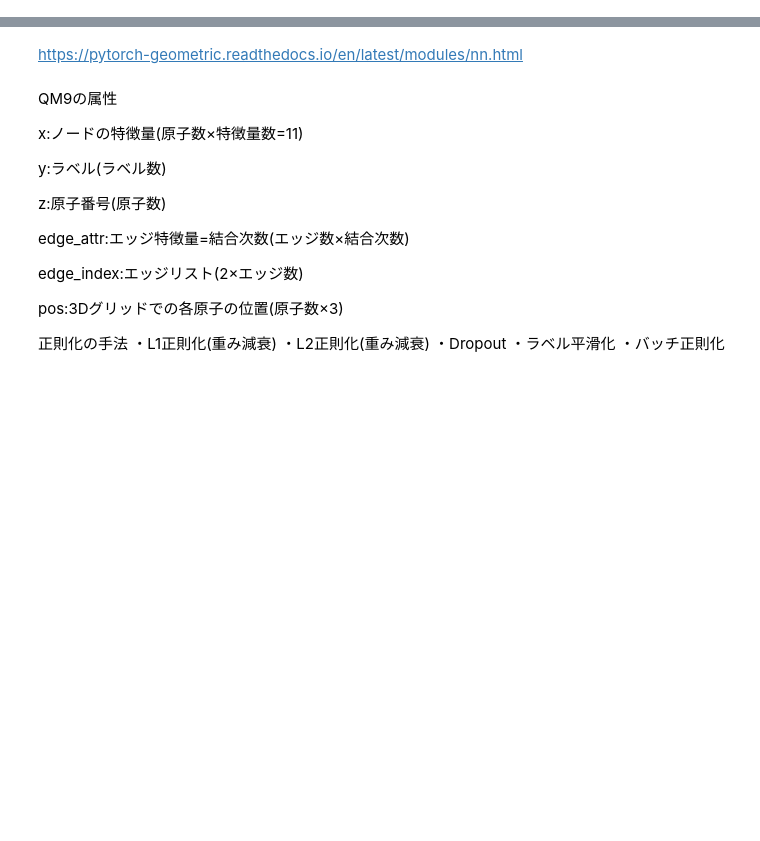
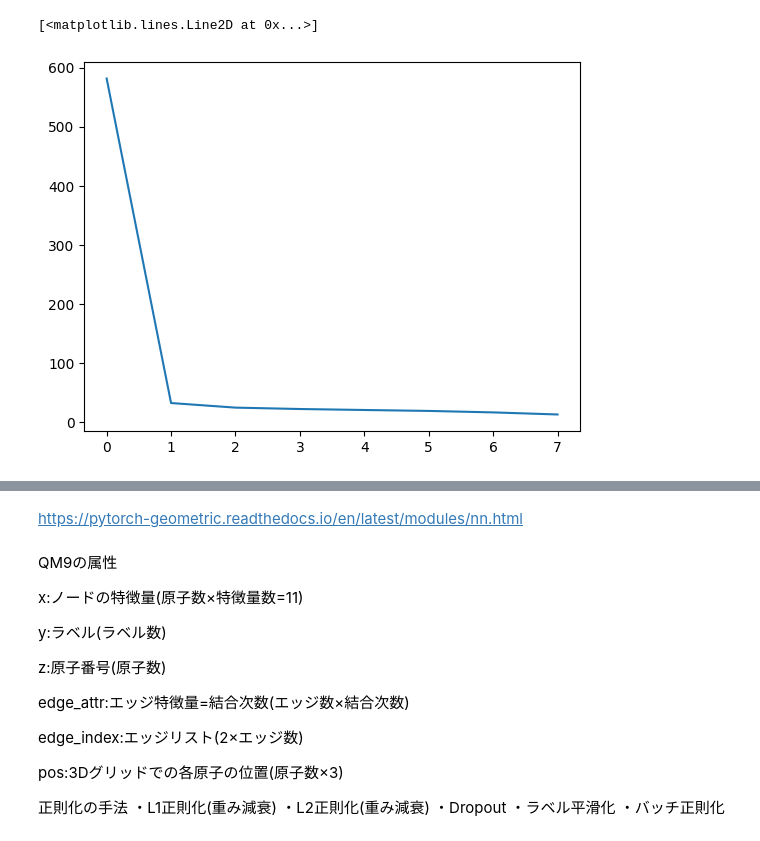
Before and after one commit to Kazuri1111/Pytorch, a Jupyter notebook: GCN/PyG.ipynb, the cells around one changed output, grey strips where cells are left out. Cells and saved outputs as stored; diff of their text form; code cells hidden in the pictures; blank space fills up the shorter version.

```diff
--- a/GCN/PyG.ipynb
+++ b/GCN/PyG.ipynb
@@ -56,19 +98,12 @@ def npECFP(morgan):
 # ECFP
 # 回帰の手法(https://chemrxiv.org/engage/chemrxiv/article-details/60c75208bdbb899737a3a1c2)
 # MLP, kNN, KRR, SVM, RF, LightGBM, GBRT
-from sklearn.neural_network import MLPRegressor
-from sklearn.svm import SVR
-from sklearn.metrics import mean_squared_error, mean_absolute_error
-from sklearn.model_selection import train_test_split
-import random
-import math
-random.seed(0)
 
-df = pd.read_csv("./qm9_dataset.csv")
-ECFP = [list(ECFPGen(smiles)) for smiles in df["smiles"].values]
-
-# 説明変数と説明変数(α)
+#ECFP = [list(ECFPGen(smiles)) for smiles in df["smiles"].values]
+with open("QM9_ECFP", "rb") as f:
+    ECFP = pickle.load(f)
+# 説明変数と説明変数
 X = [np.array(i) for i in ECFP]
-Y = df["alpha"].values
+Y = df["alpha"].values # 双極子モーメント
 X_train, X_test, Y_train, Y_test = train_test_split(X, Y, test_size=0.2, random_state=0)
 #1m54.2でできる
@@ -74,0 +112,21 @@ X_train, X_test, Y_train, Y_test = train_test_split(X, Y, test_size=0.2, random_
+# %%
+radius = 2
+nBits = 2048
+ECFP = [list(ECFPGen(smiles, radius=radius, nBits=nBits)) for smiles in df["smiles"].values]
+# %%
+for
+hidden_layer_sizes = (100,)
+mlp = MLPRegressor(max_iter=10000, activation="relu", solver="adam", verbose=True, hidden_layer_sizes=hidden_layer_sizes, early_stopping=True)
+mlp.loss = "squared_error"
+X = [np.array(i) for i in ECFP]
+Y = df["alpha"].values #alpha:分極率 idx=1
+X_train, X_test, Y_train, Y_test = train_test_split(X, Y, test_size=0.2, random_state=0)
+r2 = []
+start = time.time()
+mlp.fit(X_train,Y_train)
+end = time.time()
+time_diff = end - start
+with open(f"results/ECFP_alpha_{radius}_{nBits}_{hidden_layer_sizes}", "wb") as f:
+    rmse = [math.sqrt(i*2) for i in mlp.loss_curve_] #scikit-learnのMSEは2で割られているので、2をかけてから平方根を取る。
+    result = [rmse, mlp.validation_scores_, time_diff]
+    pickle.dump(mlp.loss_curve_, f)
@@ -74,0 +150,8 @@ X_train, X_test, Y_train, Y_test = train_test_split(X, Y, test_size=0.2, random_
+# %%
+#仮word用
+with open("results/ECFP_alpha_2_2048_(100,)", "rb") as f:
+    test = pickle.load(f)
+plt.plot(test)
+# %% [output]
+[<matplotlib.lines.Line2D at 0x...>]
+[figure, added]
```
Also changed, not shown: parts of 25 cells of this notebook, 29 other files.
